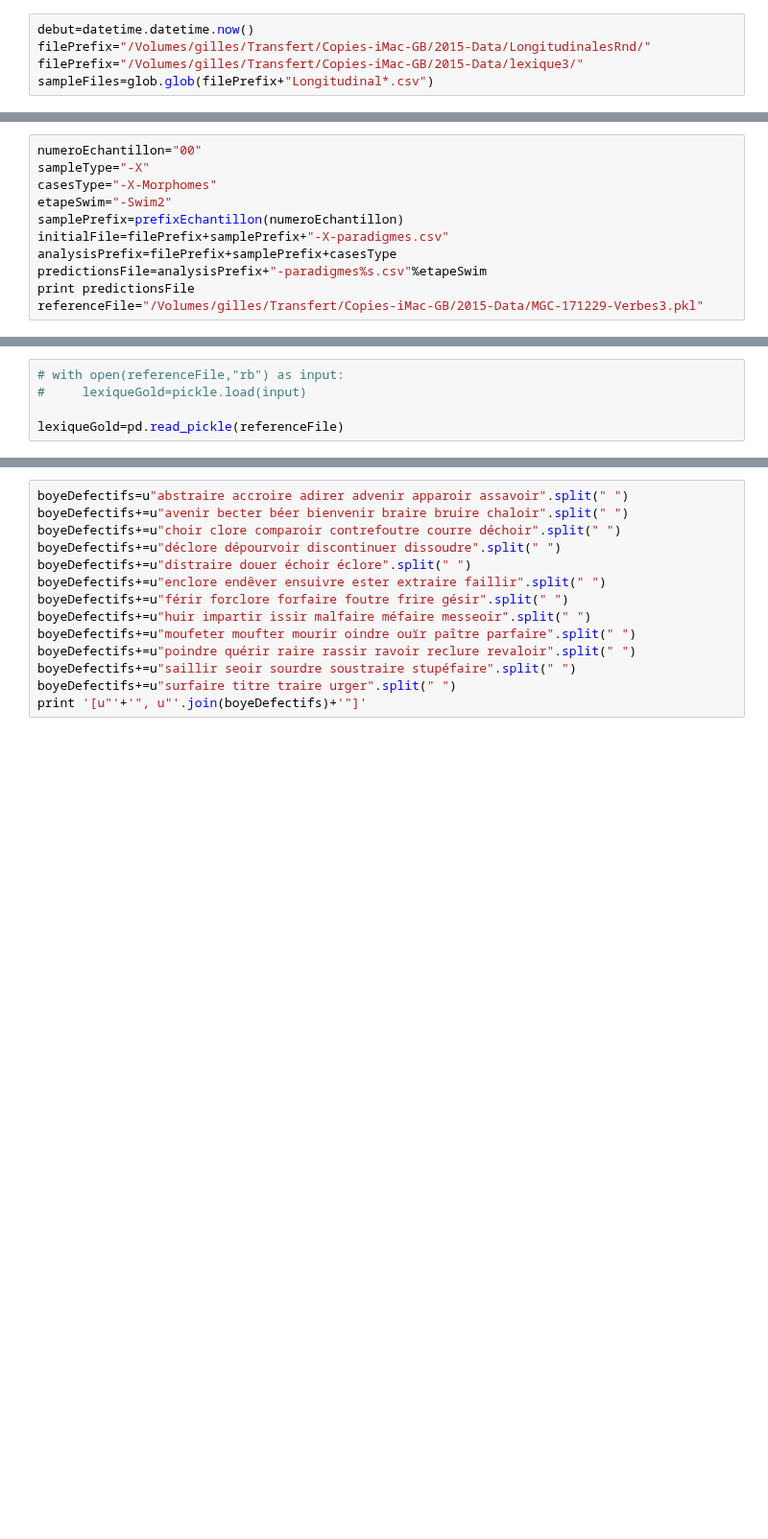
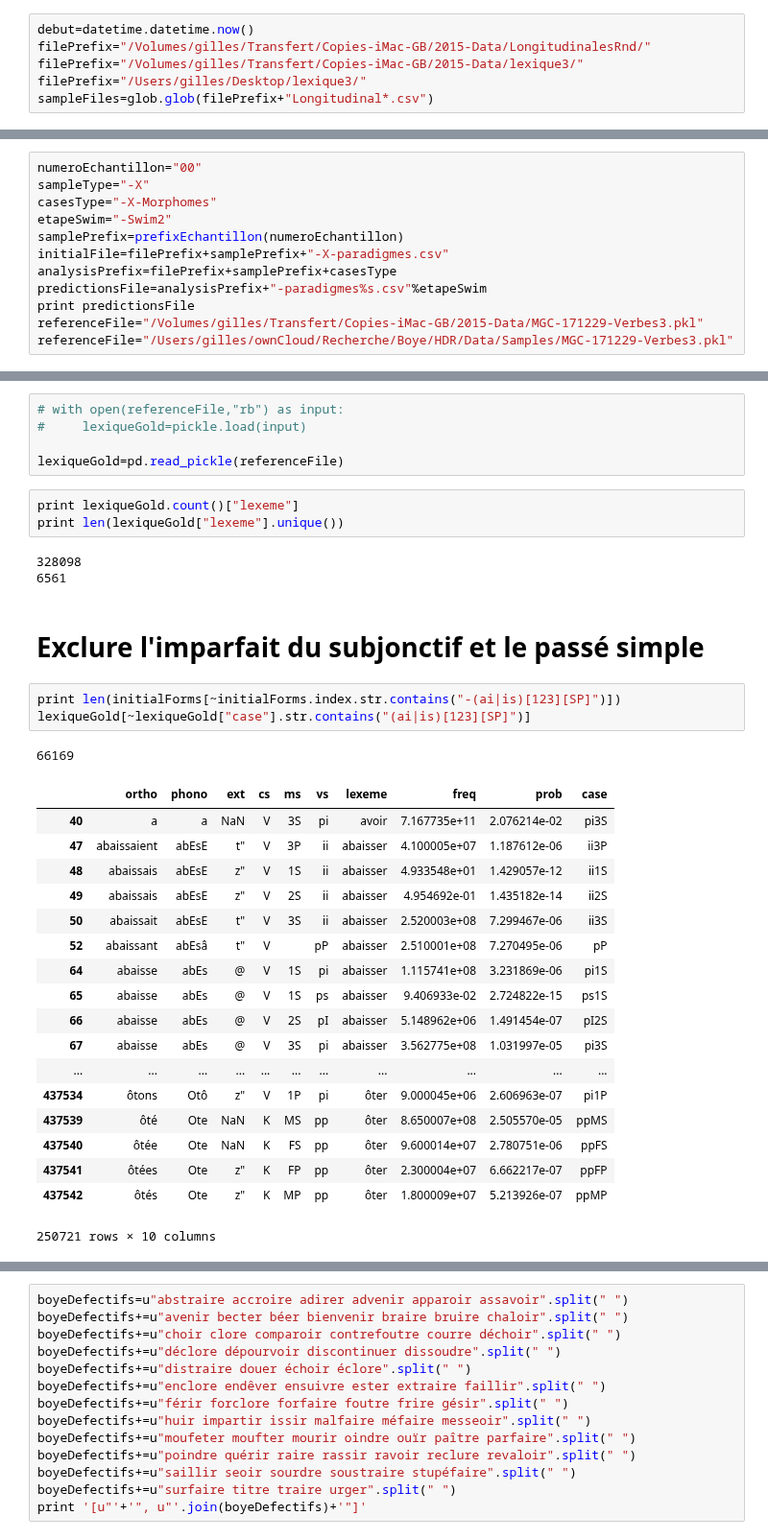
Before and after one commit to gboye/SWIM, a Jupyter notebook: Defectiveness/Defectiveness.ipynb, the cells around one changed output, grey strips where cells are left out. Shown at 96% size. Cells and saved outputs as stored; diff of their text form; blank space fills up the shorter version.

```diff
--- a/Defectiveness/Defectiveness.ipynb
+++ b/Defectiveness/Defectiveness.ipynb
@@ -8,6 +8,7 @@ import glob,re,pickle,os,yaml,datetime,pyperclip
 debut=datetime.datetime.now()
 filePrefix="/Volumes/gilles/Transfert/Copies-iMac-GB/2015-Data/LongitudinalesRnd/"
 filePrefix="/Volumes/gilles/Transfert/Copies-iMac-GB/2015-Data/lexique3/"
+filePrefix="/Users/gilles/Desktop/lexique3/"
 sampleFiles=glob.glob(filePrefix+"Longitudinal*.csv")
 # %%
 def prefixEchantillon(numero):
@@ -32,4 +33,5 @@ analysisPrefix=filePrefix+samplePrefix+casesType
 predictionsFile=analysisPrefix+"-paradigmes%s.csv"%etapeSwim
 print predictionsFile
 referenceFile="/Volumes/gilles/Transfert/Copies-iMac-GB/2015-Data/MGC-171229-Verbes3.pkl"
+referenceFile="/Users/gilles/ownCloud/Recherche/Boye/HDR/Data/Samples/MGC-171229-Verbes3.pkl"
 # %% [output]
@@ -131,3 +137,34 @@ predictedFormsIndex=predictedForms.index.tolist()
 #     lexiqueGold=pickle.load(input)
 
 lexiqueGold=pd.read_pickle(referenceFile)
+# %%
+print lexiqueGold.count()["lexeme"]
+print len(lexiqueGold["lexeme"].unique())
+# %% [output]
+328098
+6561
+# %% [markdown]
+# Exclure l'imparfait du subjonctif et le passé simple
+# %%
+print len(initialForms[~initialForms.index.str.contains("-(ai|is)[123][SP]")])
+lexiqueGold[~lexiqueGold["case"].str.contains("(ai|is)[123][SP]")]
+# %% [output]
+66169
+|  | ortho | phono | ext | cs | ms | vs | lexeme | freq | prob | case |
+| 40 | a | a | NaN | V | 3S | pi | avoir | 7.167735e+11 | 2.076214e-02 | pi3S |
+| 47 | abaissaient | abEsE | t" | V | 3P | ii | abaisser | 4.100005e+07 | 1.187612e-06 | ii3P |
+| 48 | abaissais | abEsE | z" | V | 1S | ii | abaisser | 4.933548e+01 | 1.429057e-12 | ii1S |
+| 49 | abaissais | abEsE | z" | V | 2S | ii | abaisser | 4.954692e-01 | 1.435182e-14 | ii2S |
+| 50 | abaissait | abEsE | t" | V | 3S | ii | abaisser | 2.520003e+08 | 7.299467e-06 | ii3S |
+| 52 | abaissant | abEsâ | t" | V |  | pP | abaisser | 2.510001e+08 | 7.270495e-06 | pP |
+| 64 | abaisse | abEs | @ | V | 1S | pi | abaisser | 1.115741e+08 | 3.231869e-06 | pi1S |
+| 65 | abaisse | abEs | @ | V | 1S | ps | abaisser | 9.406933e-02 | 2.724822e-15 | ps1S |
+| 66 | abaisse | abEs | @ | V | 2S | pI | abaisser | 5.148962e+06 | 1.491454e-07 | pI2S |
+| 67 | abaisse | abEs | @ | V | 3S | pi | abaisser | 3.562775e+08 | 1.031997e-05 | pi3S |
+| ... | ... | ... | ... | ... | ... | ... | ... | ... | ... | ... |
+| 437534 | ôtons | Otô | z" | V | 1P | pi | ôter | 9.000045e+06 | 2.606963e-07 | pi1P |
+| 437539 | ôté | Ote | NaN | K | MS | pp | ôter | 8.650007e+08 | 2.505570e-05 | ppMS |
+| 437540 | ôtée | Ote | NaN | K | FS | pp | ôter | 9.600014e+07 | 2.780751e-06 | ppFS |
+| 437541 | ôtées | Ote | z" | K | FP | pp | ôter | 2.300004e+07 | 6.662217e-07 | ppFP |
+| 437542 | ôtés | Ote | z" | K | MP | pp | ôter | 1.800009e+07 | 5.213926e-07 | ppMP |
+250721 rows × 10 columns
```
Also changed, not shown: parts of 3 cells of this notebook, 5 other files.
